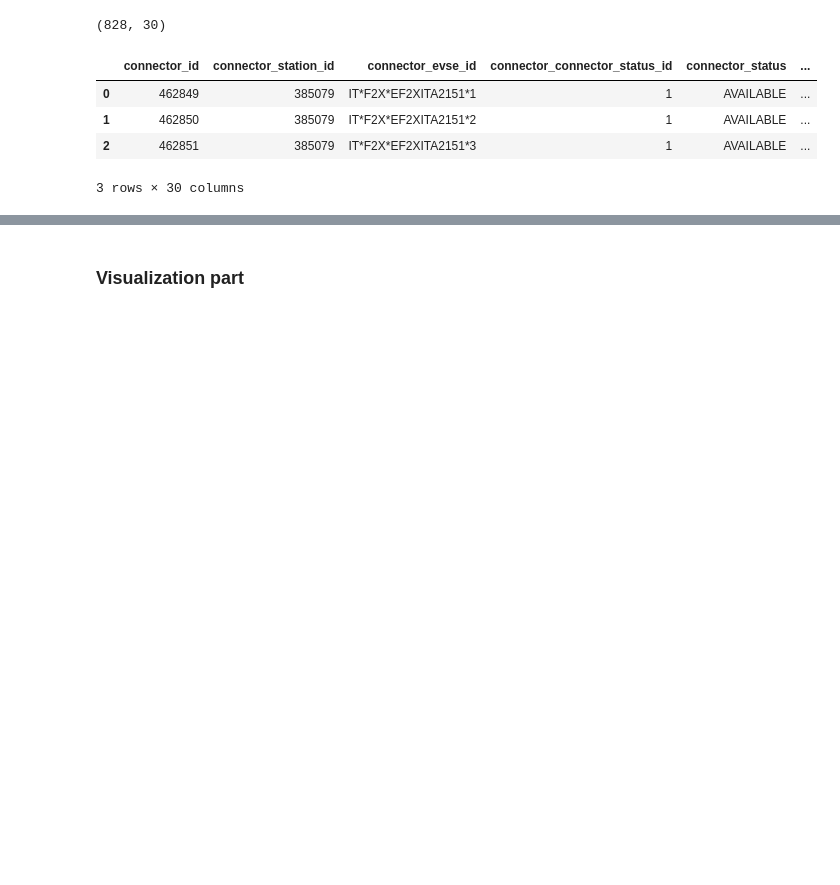
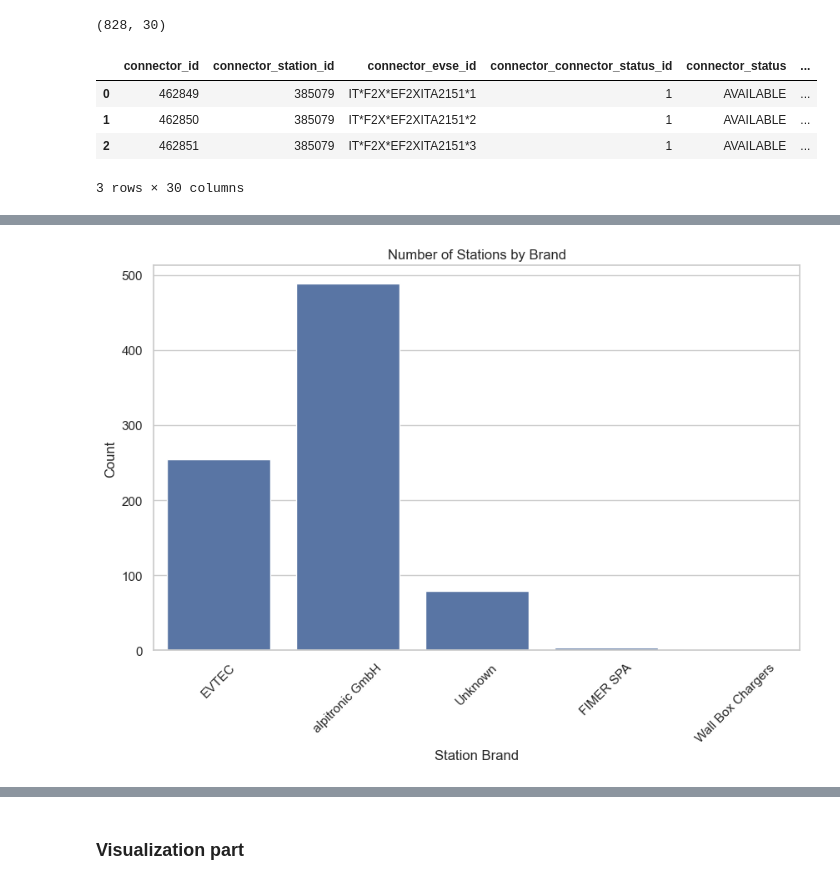
Before and after one commit to trangdtk-vnu/charging_stations, a Jupyter notebook: pdr_locations.ipynb, the cells around one changed output, grey strips where cells are left out. Cells and saved outputs as stored; diff of their text form; code cells hidden in the pictures; blank space fills up the shorter version.

```diff
--- a/pdr_locations.ipynb
+++ b/pdr_locations.ipynb
@@ -383,0 +522,11 @@ For the cleaning it's done, but it need to be rechecked for encoding and for the
+# %%
+# bar plot of the number of stations by brand
+plt.figure(figsize=(10, 6))
+sns.countplot(x='station_brand', data=pdr_locations_cleaned)
+plt.title('Number of Stations by Brand')
+plt.xlabel('Station Brand')
+plt.ylabel('Count')
+plt.xticks(rotation=45)
+plt.show()
+# %% [output]
+[figure, added]
```
Also changed, not shown: parts of 29 cells of this notebook.
